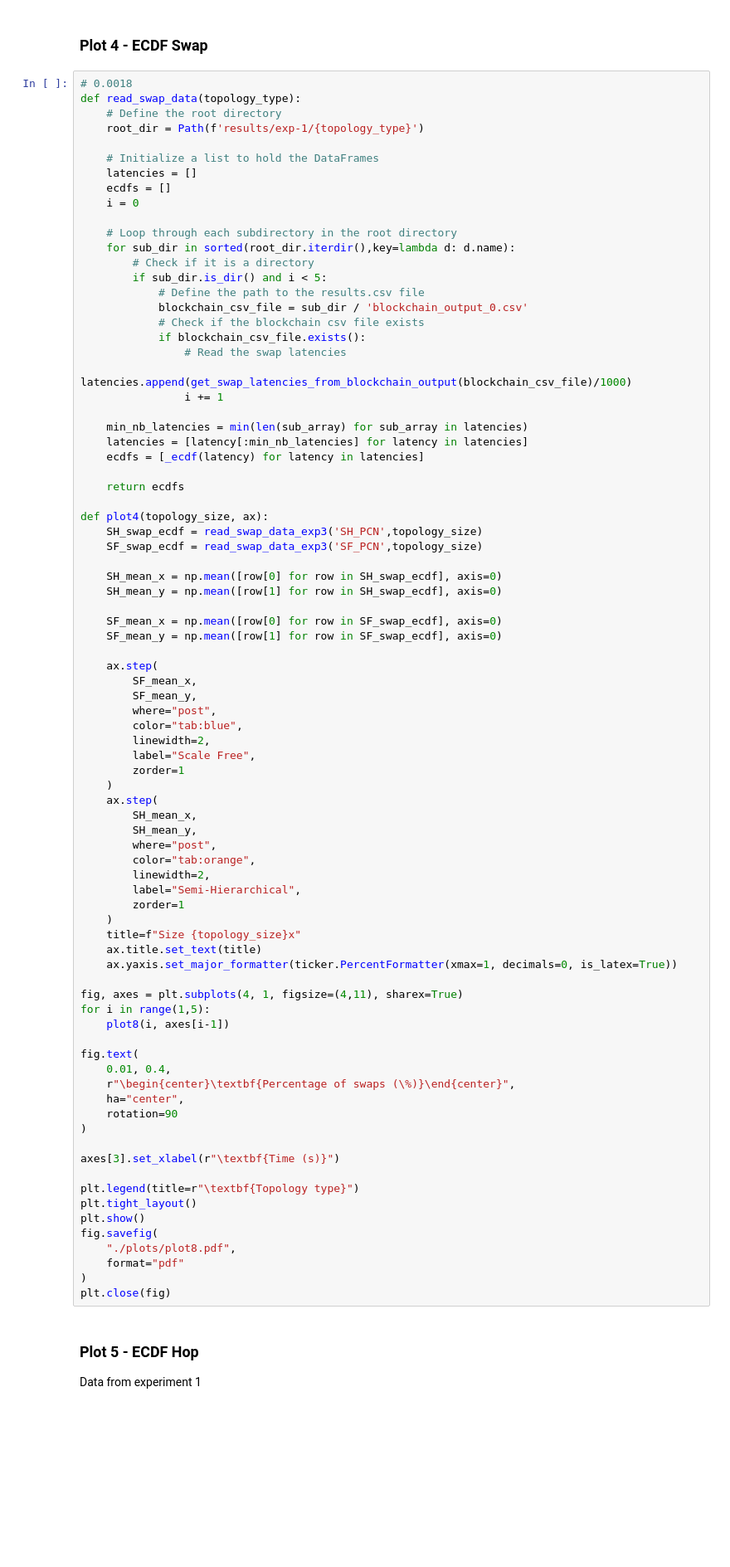
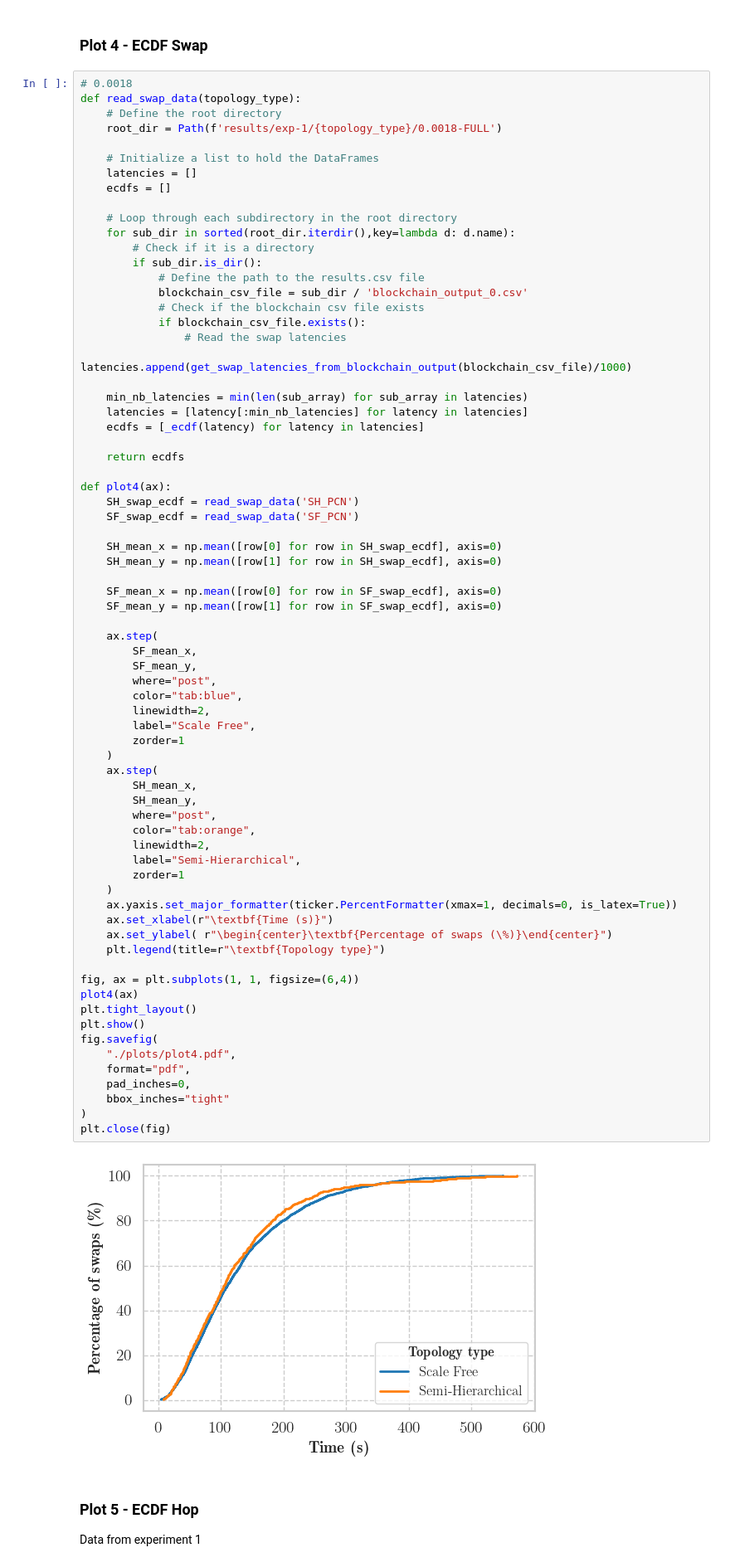
Before and after one commit to bancaditalia/itcoin-pcn-simulator, a Jupyter notebook: experiments/2024_COMCOM/COMCOM24.ipynb, the cells around one changed output. Shown: that part at 83% size. Saved outputs shown, nothing was run; the diff lists cells and outputs as text; blank space fills up the shorter version.

Commit message:
2024_COMCOM final plots

```diff
--- a/experiments/2024_COMCOM/COMCOM24.ipynb
+++ b/experiments/2024_COMCOM/COMCOM24.ipynb
@@ -285,24 +416,22 @@ def _ecdf(data):
 # 0.0018
 def read_swap_data(topology_type):
     # Define the root directory
-    root_dir = Path(f'results/exp-1/{topology_type}')
+    root_dir = Path(f'results/exp-1/{topology_type}/0.0018-FULL')
 
     # Initialize a list to hold the DataFrames
     latencies = []
     ecdfs = []
-    i = 0
 
     # Loop through each subdirectory in the root directory
     for sub_dir in sorted(root_dir.iterdir(),key=lambda d: d.name):
         # Check if it is a directory
-        if sub_dir.is_dir() and i < 5:
+        if sub_dir.is_dir():
             # Define the path to the results.csv file
             blockchain_csv_file = sub_dir / 'blockchain_output_0.csv'
             # Check if the blockchain csv file exists
             if blockchain_csv_file.exists():
                 # Read the swap latencies
                 latencies.append(get_swap_latencies_from_blockchain_output(blockchain_csv_file)/1000)
-                i += 1
 
     min_nb_latencies = min(len(sub_array) for sub_array in latencies)
     latencies = [latency[:min_nb_latencies] for latency in latencies]
@@ -310,59 +439,52 @@ def read_swap_data(topology_type):
 
     return ecdfs
 
-def plot4(topology_size, ax):
-    SH_swap_ecdf = read_swap_data_exp3('SH_PCN',topology_size)
-    SF_swap_ecdf = read_swap_data_exp3('SF_PCN',topology_size)
+def plot4(ax):
+    SH_swap_ecdf = read_swap_data('SH_PCN')
+    SF_swap_ecdf = read_swap_data('SF_PCN')
 
     SH_mean_x = np.mean([row[0] for row in SH_swap_ecdf], axis=0)
     SH_mean_y = np.mean([row[1] for row in SH_swap_ecdf], axis=0)
 
     SF_mean_x = np.mean([row[0] for row in SF_swap_ecdf], axis=0)
     SF_mean_y = np.mean([row[1] for row in SF_swap_ecdf], axis=0)
 
     ax.step(
         SF_mean_x,
         SF_mean_y,
         where="post",
         color="tab:blue",
         linewidth=2,
         label="Scale Free",
         zorder=1
     )
     ax.step(
         SH_mean_x,
         SH_mean_y,
         where="post",
         color="tab:orange",
         linewidth=2,
         label="Semi-Hierarchical",
         zorder=1
     )
-    title=f"Size {topology_size}x"
-    ax.title.set_text(title)
     ax.yaxis.set_major_formatter(ticker.PercentFormatter(xmax=1, decimals=0, is_latex=True))
+    ax.set_xlabel(r"\textbf{Time (s)}")
+    ax.set_ylabel( r"\begin{center}\textbf{Percentage of swaps (\%)}\end{center}")
+    plt.legend(title=r"\textbf{Topology type}")
 
-fig, axes = plt.subplots(4, 1, figsize=(4,11), sharex=True)
-for i in range(1,5):
-    plot8(i, axes[i-1])
-
-fig.text(
-    0.01, 0.4,
-    r"\begin{center}\textbf{Percentage of swaps (\%)}\end{center}",
-    ha="center",
-    rotation=90
-)
-
-axes[3].set_xlabel(r"\textbf{Time (s)}")
-
-plt.legend(title=r"\textbf{Topology type}")
+fig, ax = plt.subplots(1, 1, figsize=(6,4))
+plot4(ax)
 plt.tight_layout()
 plt.show()
 fig.savefig(
-    "./plots/plot8.pdf",
-    format="pdf"
+    "./plots/plot4.pdf",
+    format="pdf",
+    pad_inches=0,
+    bbox_inches="tight"
 )
 plt.close(fig)
+# %% [output]
+[figure, added]
 # %% [markdown]
 ### Plot 5 - ECDF Hop
 Data from experiment 1
```
Also changed, not shown: parts of 7 cells of this notebook.
